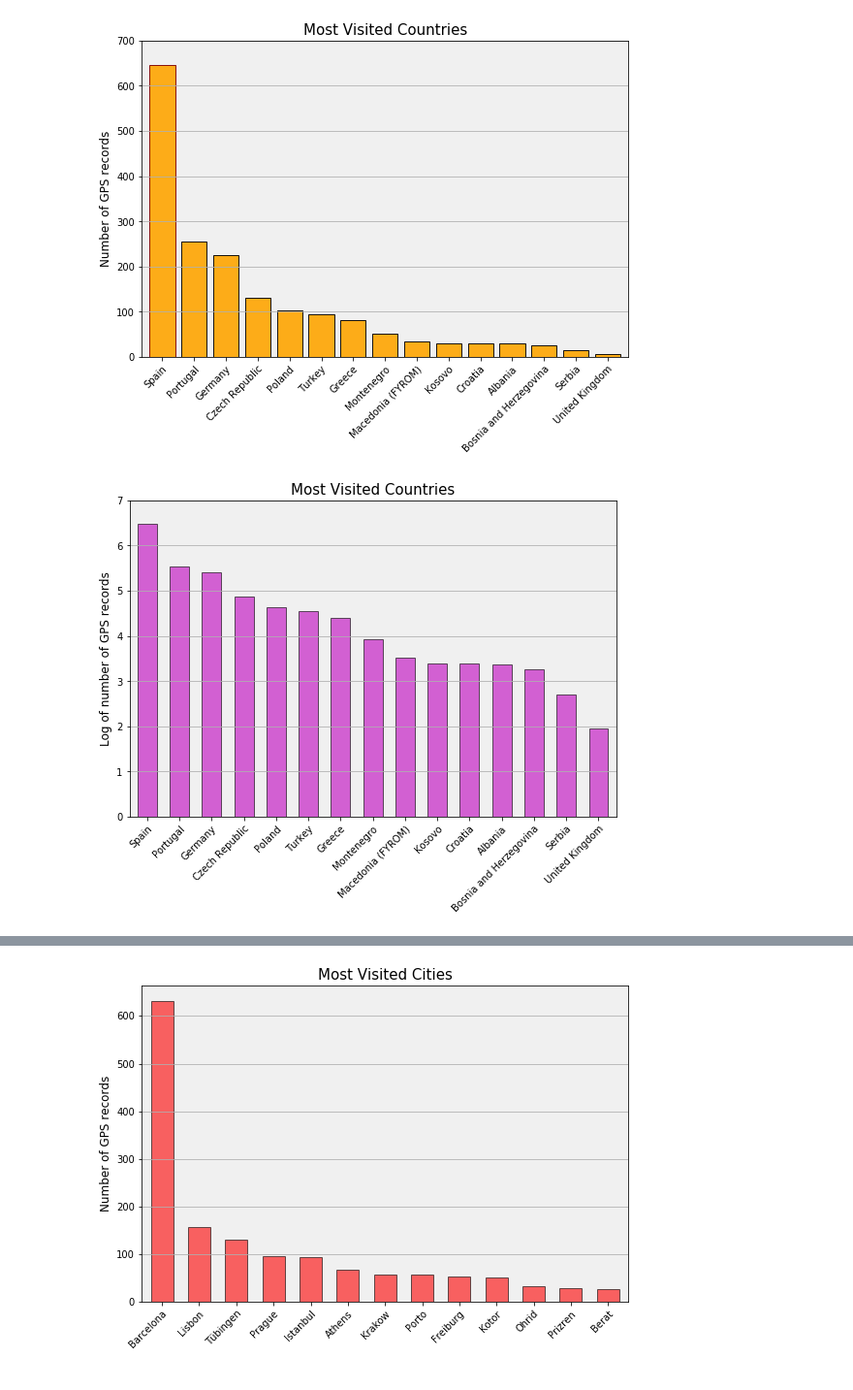
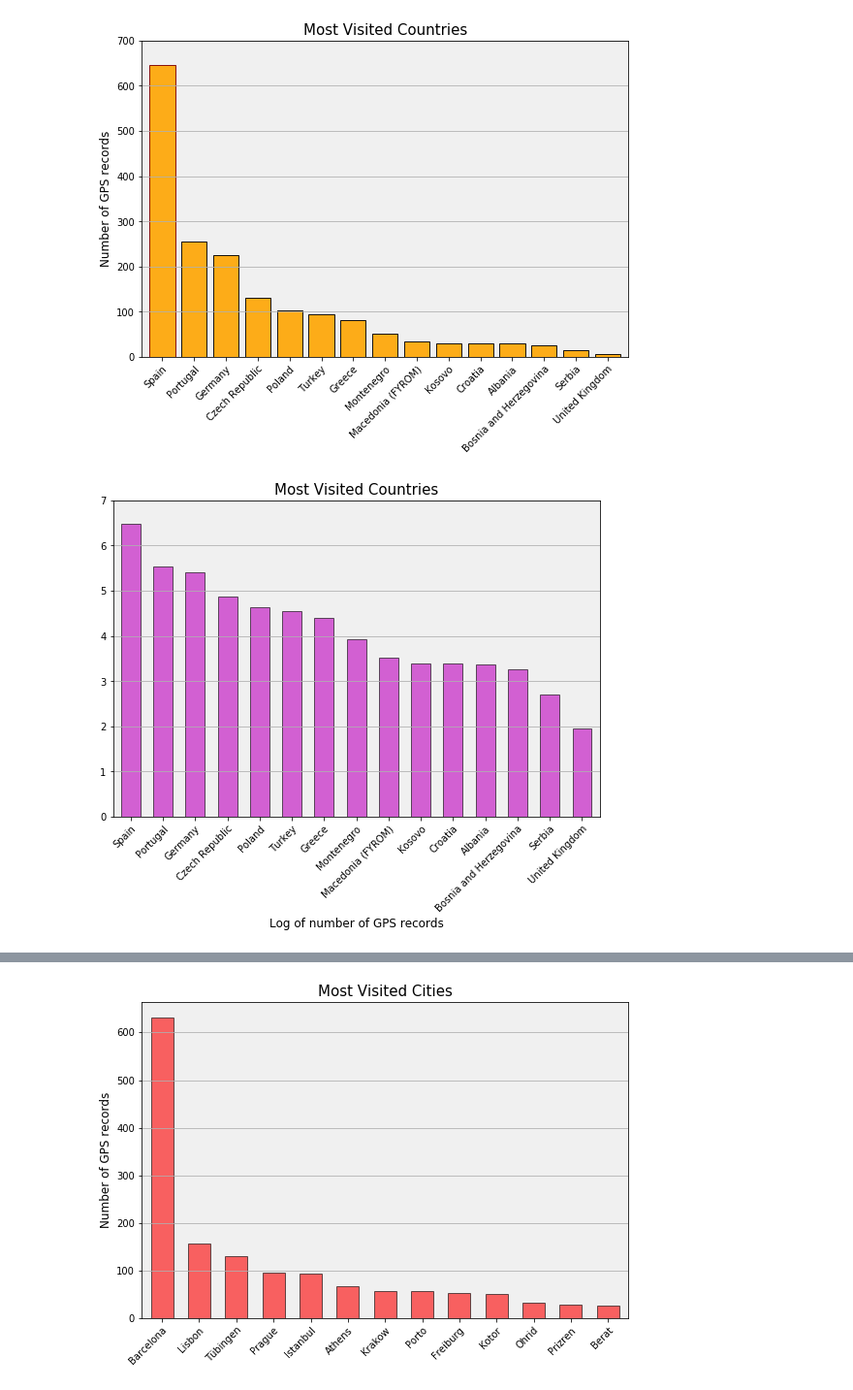
Before and after one commit to jawadmhoque/ce599, a Jupyter notebook: 15-Data Viz 1/data-viz.ipynb, the cells around one changed output, grey strips where cells are left out. Shown: that part at 97% size. Drawn from its saved outputs; the diff is of its cells as text; code cells hidden in the pictures.

```diff
--- a/15-Data Viz 1/data-viz.ipynb
+++ b/15-Data Viz 1/data-viz.ipynb
@@ -188,14 +183,14 @@ def bar_chart(data, title='', xlabel='', ylabel='', color='k', ylim=None):
 # %%
 # let's re-scale the data and use our new function
 log_countries = np.log(df['country'].value_counts())
 
-bar_chart(data=log_countries,
-          title='Most Visited Countries',
-          ylabel='Log of number of GPS records',
+bar_chart(log_countries,
+          'Most Visited Countries',
+          'Log of number of GPS records',
           color='m',
           ylim=[0,7])
 # %% [output]
-[figure, old version]
+[figure, new version]
 # %%
 # do the same thing, but now for the most visited cities instead of countries
 cities = df['city'].value_counts().head(13)
```
Also changed, not shown: parts of 9 cells of this notebook, 1 other file.
